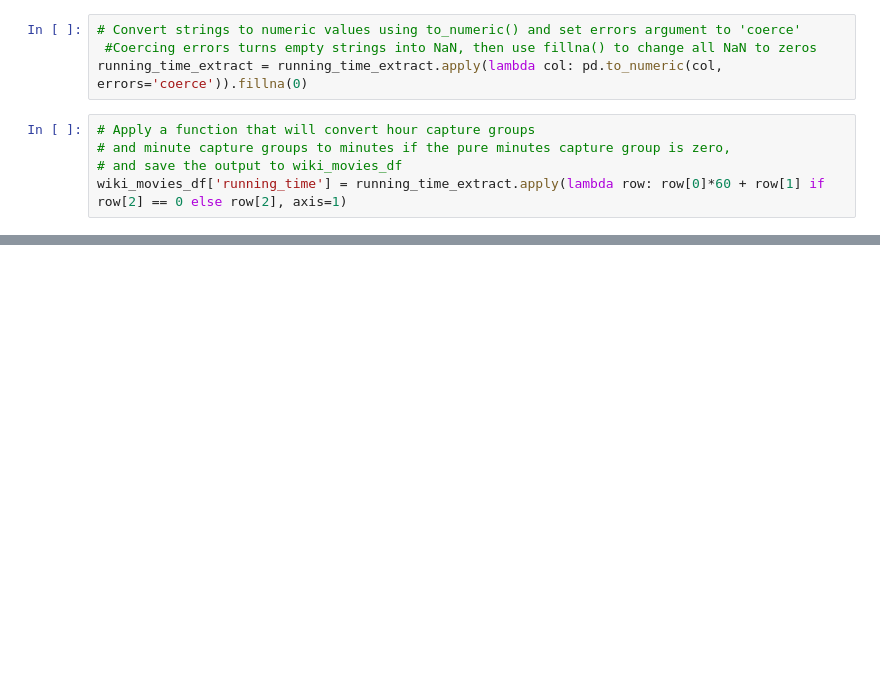
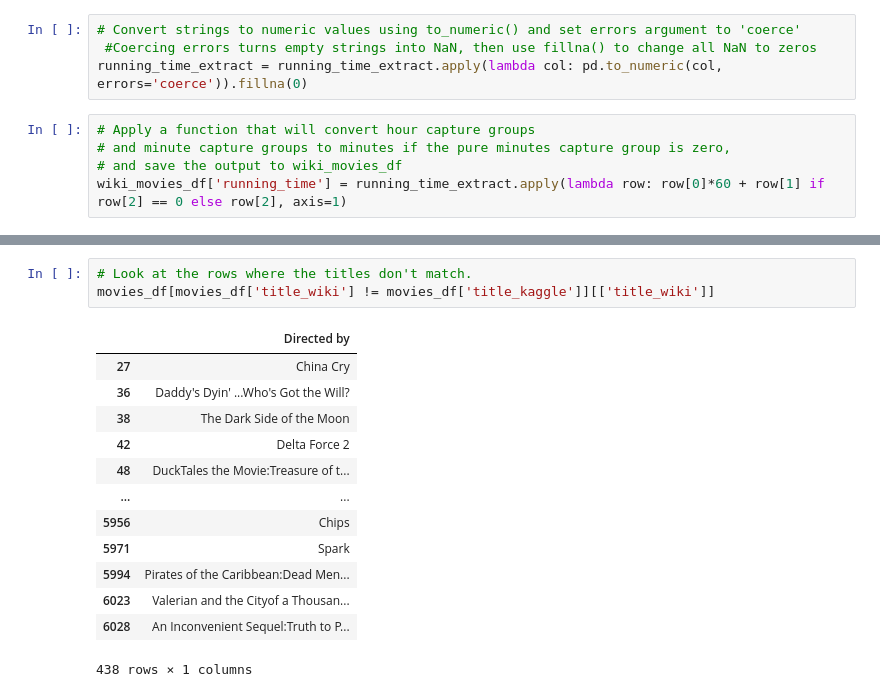
Before and after one commit to DMZellmer/Movies-ETL, a Jupyter notebook: Movies_ETL.ipynb, the cells around one changed output, grey strips where cells are left out. Cells and saved outputs as stored; diff of their text form; blank space fills up the shorter version.

```diff
--- a/Movies_ETL.ipynb
+++ b/Movies_ETL.ipynb
@@ -805,0 +987,17 @@ NameError: name 'wiki_movies_dr' is not defined
+# %%
+# Look at the rows where the titles don't match.
+movies_df[movies_df['title_wiki'] != movies_df['title_kaggle']][['title_wiki']]
+# %% [output]
+|  | Directed by |
+| 27 | China Cry |
+| 36 | Daddy's Dyin' ...Who's Got the Will? |
+| 38 | The Dark Side of the Moon |
+| 42 | Delta Force 2 |
+| 48 | DuckTales the Movie:Treasure of t... |
+| ... | ... |
+| 5956 | Chips |
+| 5971 | Spark |
+| 5994 | Pirates of the Caribbean:Dead Men... |
+| 6023 | Valerian and the Cityof a Thousan... |
+| 6028 | An Inconvenient Sequel:Truth to P... |
+438 rows × 1 columns
```
Also changed, not shown: parts of 24 cells of this notebook.
